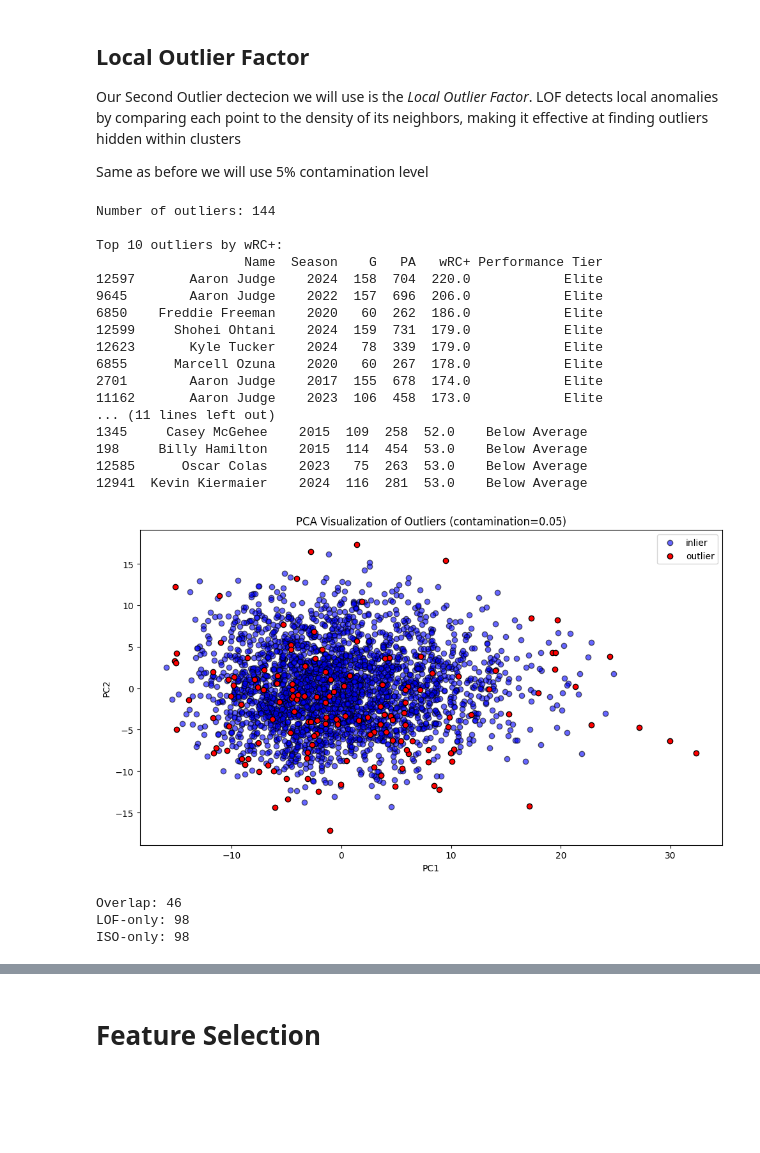
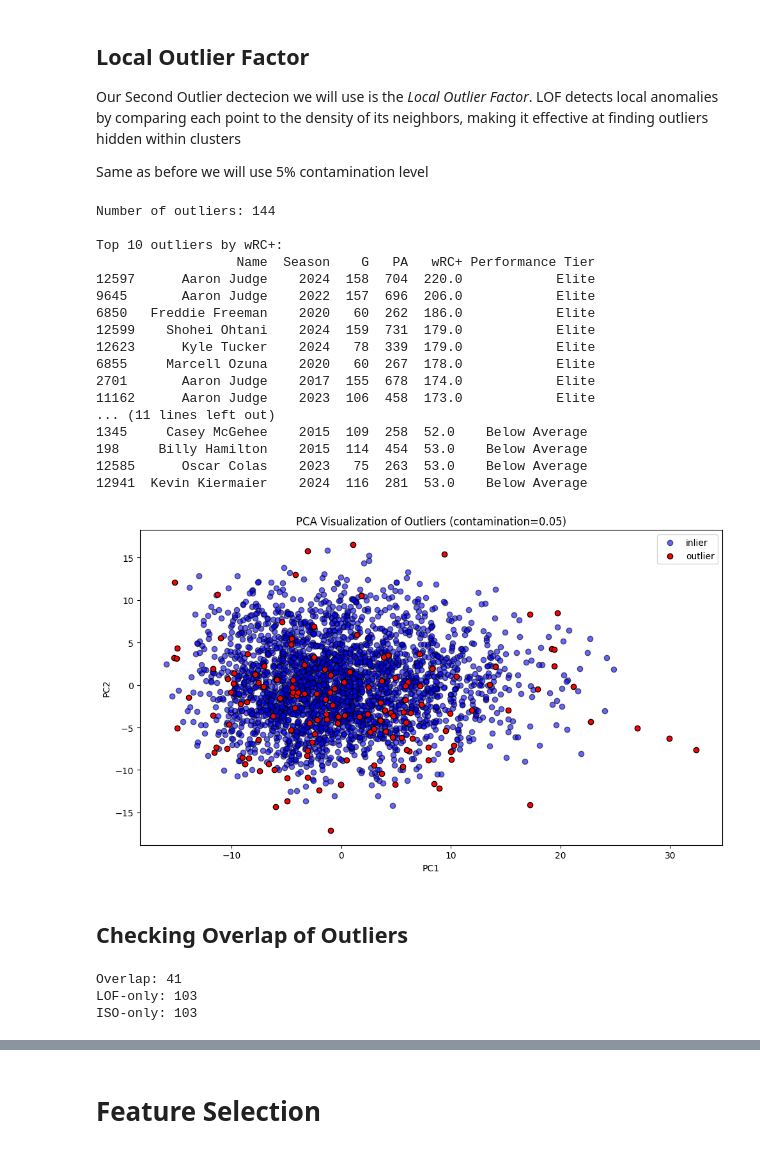
Before and after one commit to ichiro-wang/mlb-batting-analysis, a Jupyter notebook: notebooks/analysis.ipynb, the cells around one changed output, grey strips where cells are left out. Cells and saved outputs as stored; diff of their text form; code cells hidden in the pictures; blank space fills up the shorter version.

```diff
--- a/notebooks/analysis.ipynb
+++ b/notebooks/analysis.ipynb
@@ -320,3 +323,5 @@ data = pd.get_dummies(data, columns=["Team"], prefix="Team", drop_first=True)
+# %%
+data = pp.convert_sb_cs_rate(data)
 # %% [markdown]
 ## Standardize Numerical Features
 
@@ -473,11 +461,8 @@ Our Second Outlier dectecion we will use is the *Local Outlier Factor*. LOF dete
 
 Same as before we will use 5% contamination level
 # %%
-X = data.drop(columns=["Performance Tier"])
 lof, y_pred_lof, lof_scores = od.detect_outliers_lof(
-    X,
-    contamination=contamination,
-    n_neighbors=20
+    X, contamination=contamination, n_neighbors=20
 )
 
 outliers_data_lof = reference_data[y_pred_lof == -1]
@@ -500,21 +485,23 @@ Top 10 outliers by wRC+:
 ... (11 lines left out)
 1345     Casey McGehee    2015  109  258  52.0    Below Average
 198     Billy Hamilton    2015  114  454  53.0    Below Average
 12585      Oscar Colas    2023   75  263  53.0    Below Average
 12941  Kevin Kiermaier    2024  116  281  53.0    Below Average
-[figure, old version]
+[figure, new version]
+# %% [markdown]
+## Checking Overlap of Outliers
 # %%
 # Compare LOF and Isolation Forest results
 lof_outliers = set(np.where(y_pred_lof == -1)[0])
-iso_outliers = set(np.where(y_pred == -1)[0])
+iso_outliers = set(np.where(y_pred_iso == -1)[0])
 
-print("Overlap:", len(lof_outliers & iso_outliers))
-print("LOF-only:", len(lof_outliers - iso_outliers))
-print("ISO-only:", len(iso_outliers - lof_outliers))
+print(f"Overlap: {len(lof_outliers & iso_outliers)}")
+print(f"LOF-only: {len(lof_outliers - iso_outliers)}")
+print(f"ISO-only: {len(iso_outliers - lof_outliers)}")
 # %% [output]
-Overlap: 46
-LOF-only: 98
-ISO-only: 98
+Overlap: 41
+LOF-only: 103
+ISO-only: 103
 # %% [markdown]
 ## Outlier Detection Summary
 
```
Also changed, not shown: parts of 10 cells of this notebook, 9 other files.
